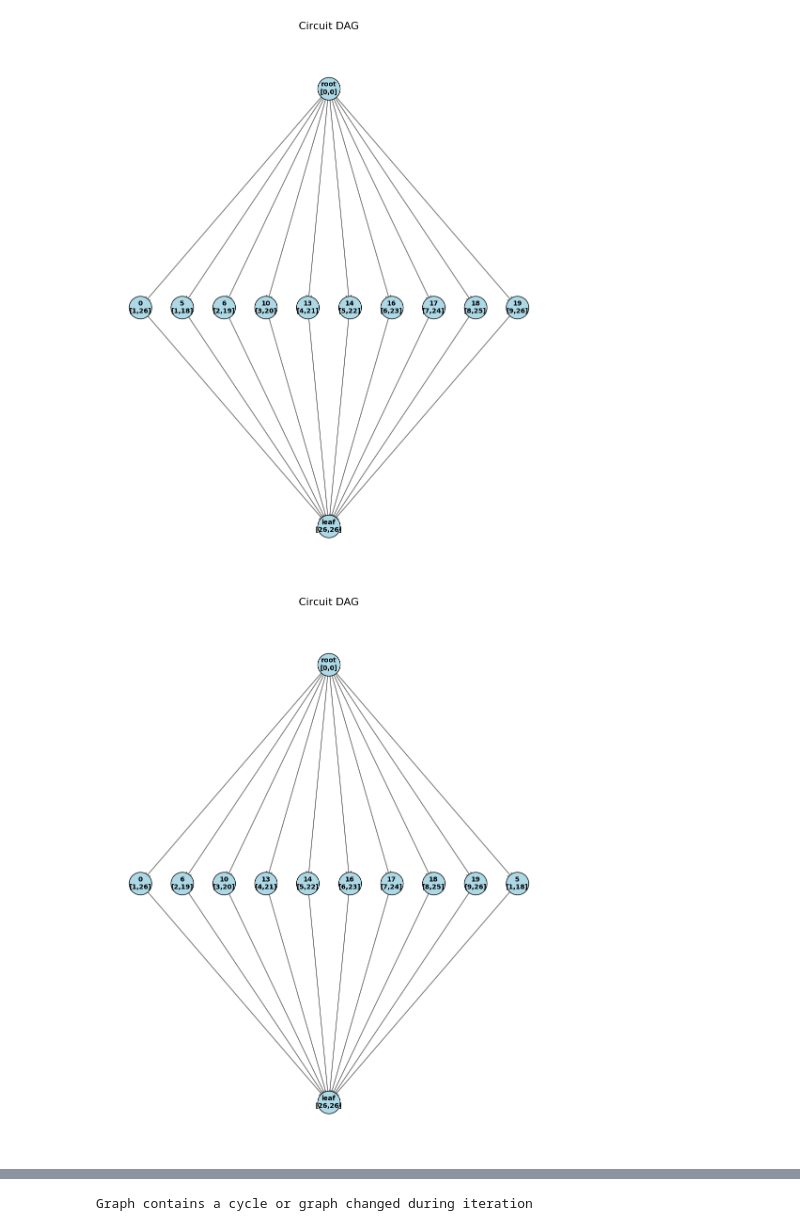
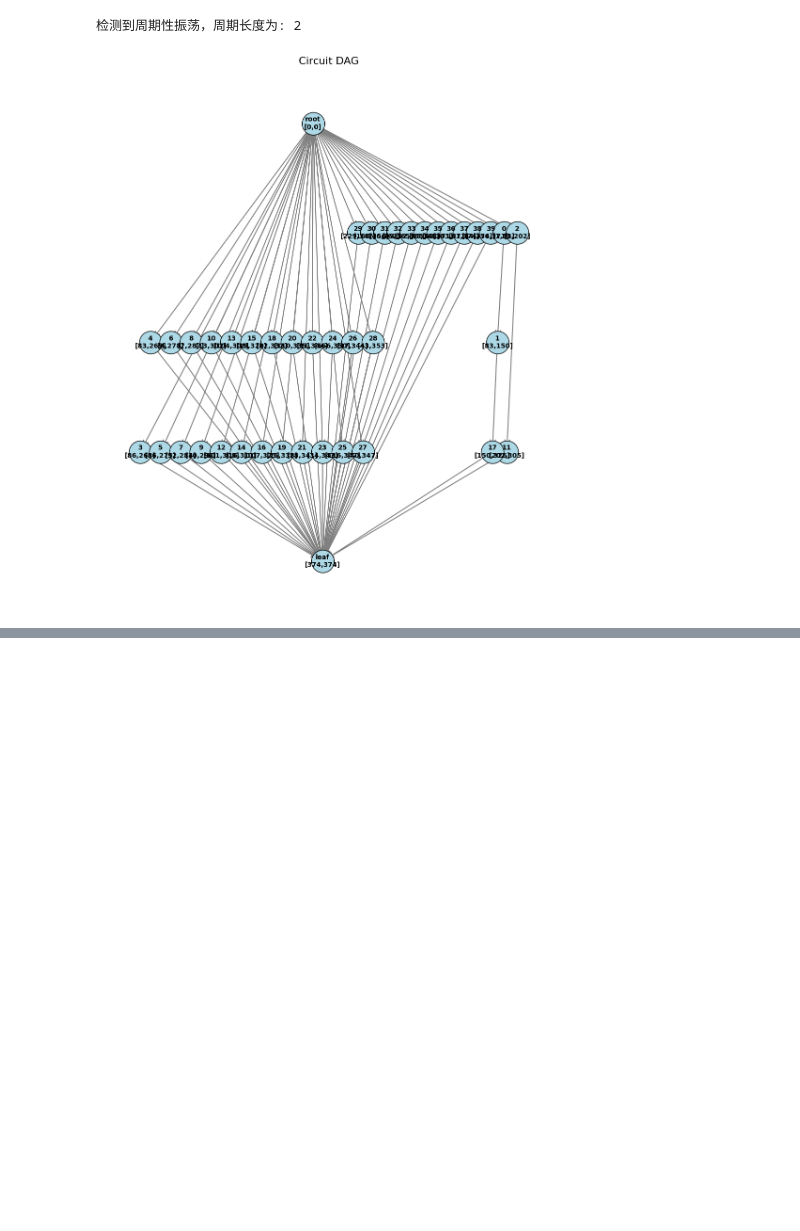
Before and after one commit to xusun0623/qubit-reuse, a Jupyter notebook: test_compiler.ipynb, the cells around one changed output, grey strips where cells are left out. Cells and saved outputs as stored; diff of their text form; code cells hidden in the pictures; blank space fills up the shorter version.

```diff
--- a/test_compiler.ipynb
+++ b/test_compiler.ipynb
@@ -1,33 +1,34 @@
 # %%
 from qiskit import QuantumCircuit, qasm3
 from quantum_chip import QuantumChip
 from hardware import HardwareParams
 from qrmove_compiler import QRMoveCompiler
 from utils import get_quantum_circuit
 
-_type = "bv"
-_qubit_num = 20 # 395行 * 100列
+_type = "qaoa"
+_qubit_num = 40 # 395行 * 100列
 
 quantum_circuit: QuantumCircuit = get_quantum_circuit(_type, _qubit_num)
 
 # quantum_circuit.draw(output="mpl", filename="./output/qaoa_10.png")
 quantum_chip = QuantumChip(
     # square / hexagon / heavy_square / heavy_hexagon
     "square",
     50,
 )
 # quantum_chip.visualize()
 hardware_param = HardwareParams(
-    time_1q=50.0,  # 单比特门时间
+    time_1q=300.0,  # 单比特门时间
     time_2q=300.0,  # 双比特门时间
     time_meas=4000.0,  # 测量时间
     time_reset=1000.0,  # 重置时间
 )
 qmc = QRMoveCompiler(
     quantum_circuit,
     quantum_chip,
     hardware_param,
 )
+qmc.compile_program()
 # %% [output]
+检测到周期性振荡，周期长度为: 2
-[figure, old version]
+[figure, new version]
-[figure, removed]
@@ -37 +34,0 @@ qmc = QRMoveCompiler(
-Graph contains a cycle or graph changed during iteration
```
Also changed, not shown: parts of 1 cell of this notebook, 2 other files.
